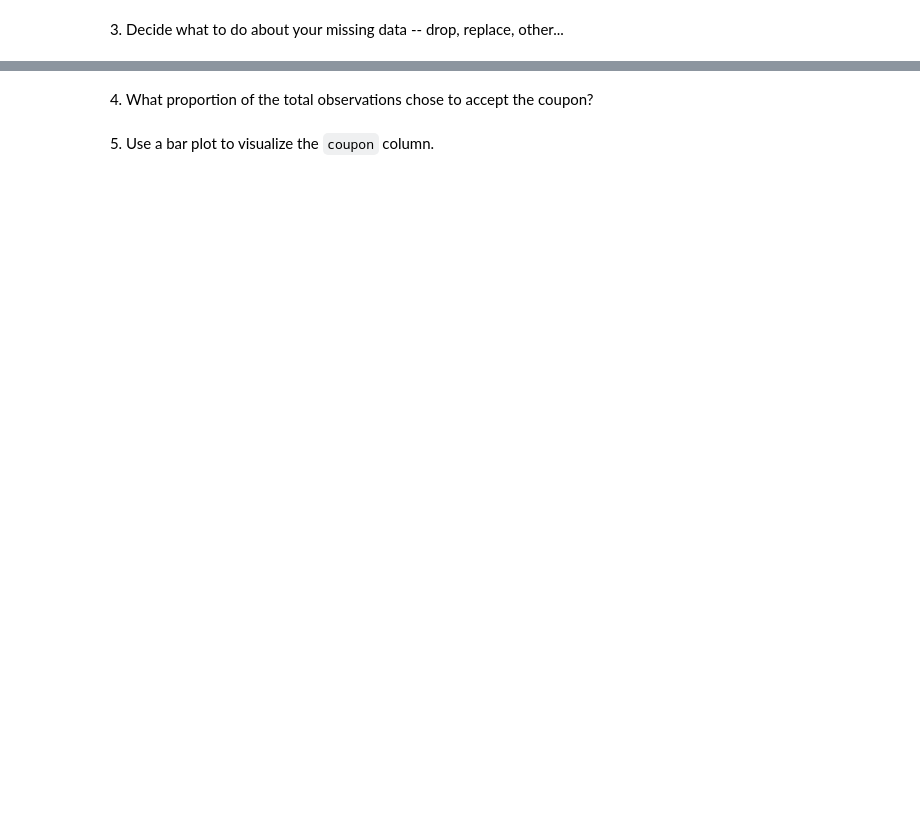
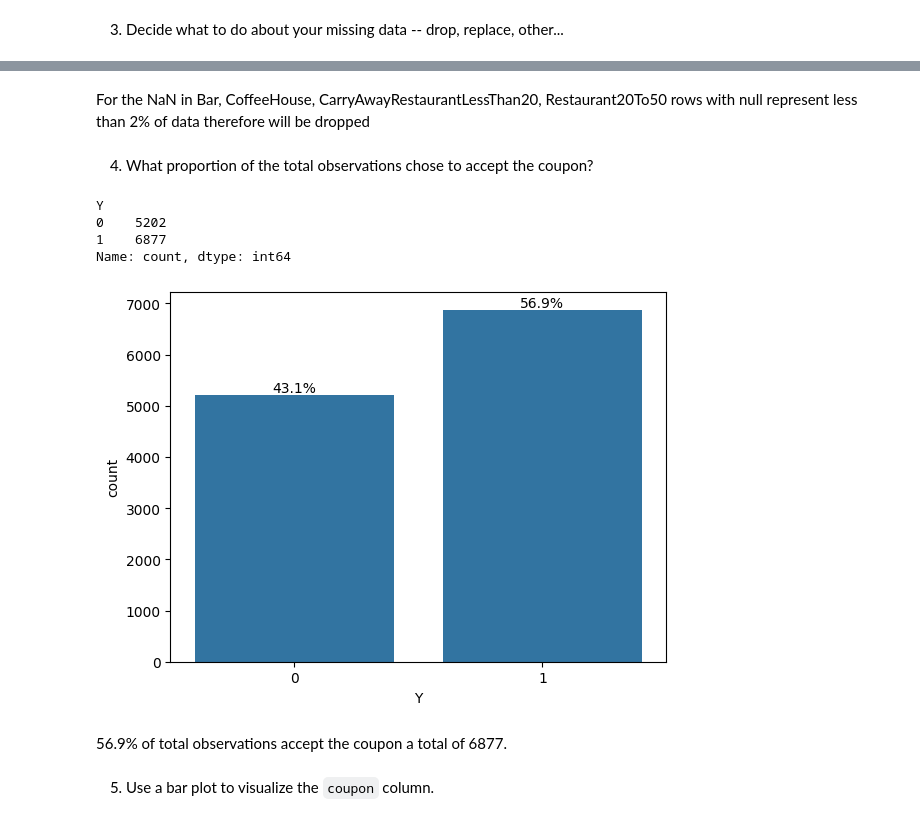
Before and after one commit to rosaisatbase/Berkeley, a Jupyter notebook: prompt.ipynb, the cells around one changed output, grey strips where cells are left out. Cells and saved outputs as stored; diff of their text form; code cells hidden in the pictures; blank space fills up the shorter version.

```diff
--- a/prompt.ipynb
+++ b/prompt.ipynb
@@ -118,0 +137,3 @@ data[data.query('car == ""')]
+# %%
+x = data.groupby('car')['car'].value_counts()
+x
@@ -119,2 +148,5 @@ data[data.query('car == ""')]
 # %% [markdown]
 3. Decide what to do about your missing data -- drop, replace, other...
+# %%
+#Replace
+data['car'] = data['car'].fillna("Unknown Car Type")
@@ -121,4 +173,31 @@ data[data.query('car == ""')]
+# %% [markdown]
+For the NaN in Bar, CoffeeHouse, CarryAwayRestaurantLessThan20, Restaurant20To50 rows with null represent less than 2% of data therefore will be dropped
+# %%
+data.dropna(axis=0,inplace= True)
 # %% [markdown]
 4. What proportion of the total observations chose to accept the coupon?
+# %%
+accept_coupon = data.groupby('Y')['Y'].value_counts()
+print(accept_coupon)
+
+ax = sns.countplot(x='Y', data=data)
+
+# Calculate percentages
+total = len(data)
+for p in ax.patches:
+    percentage = f'{100 * p.get_height() / total:.1f}%'
+    x = p.get_x() + p.get_width() / 2
+    y = p.get_height()
+    ax.annotate(percentage, (x, y), ha='center', va='bottom')
+
+plt.show()
+# %% [output]
+Y
+0    5202
+1    6877
+Name: count, dtype: int64
+[figure, added]
+# %% [markdown]
+56.9% of total observations accept the coupon a total of 6877.
 # %% [markdown]
 5. Use a bar plot to visualize the `coupon` column.
```
Also changed, not shown: parts of 19 cells of this notebook.
